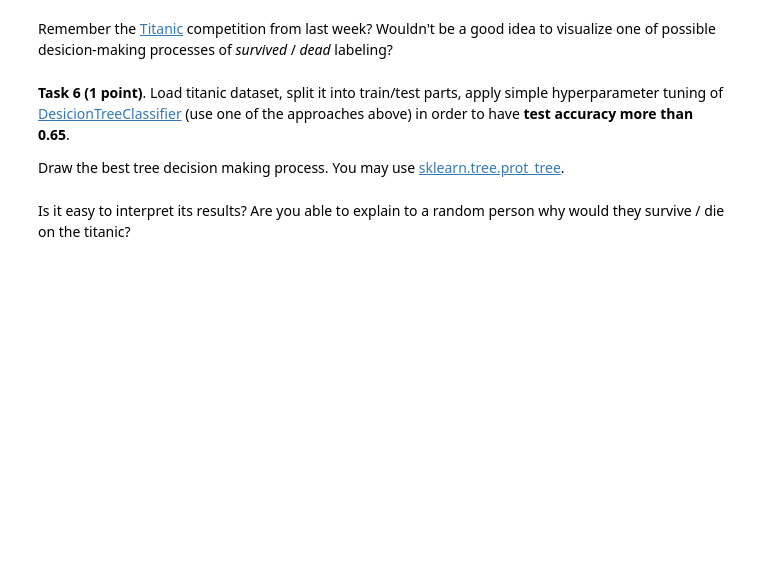
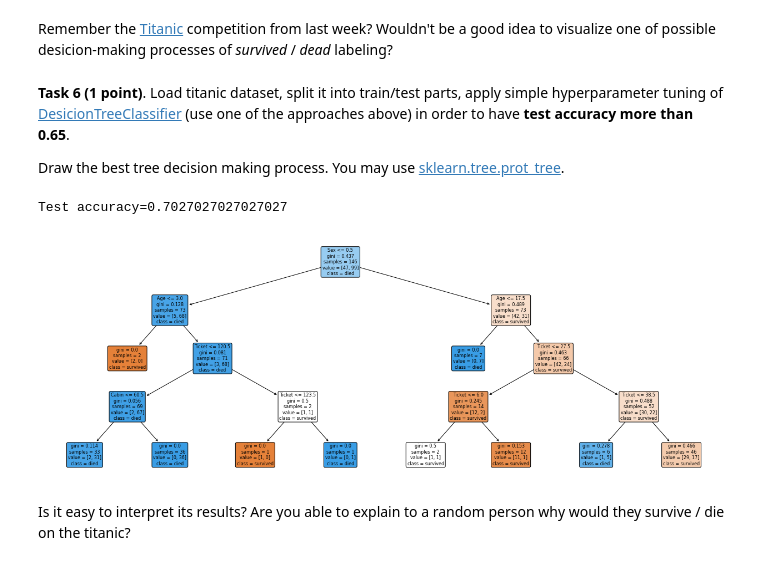
Before and after one commit to slobby/ml_task7, a Jupyter notebook: rf_classifier.ipynb, the cells around one changed output. Cells and saved outputs as stored; diff of their text form; code cells hidden in the pictures; blank space fills up the shorter version.

```diff
--- a/rf_classifier.ipynb
+++ b/rf_classifier.ipynb
@@ -576,2 +645,33 @@ from sklearn.tree import DecisionTreeClassifier
+# %%
+def Encoder(df):
+          columnsToEncode = list(df.select_dtypes(include=['category','object']))
+          le = LabelEncoder()
+          for feature in columnsToEncode:
+              try:
+                  df[feature] = le.fit_transform(df[feature])
+              except:
+                  print('Error encoding '+feature)
+          return df
+# %%
+df_t = pd.read_csv(PATH+'titanic.csv')
+df_t=df_t.dropna()
+df_t['Sex'] = df_t['Sex'].map({'male': 1, 'female': 0})
+df_t['Embarked'] = df_t['Embarked'].map({'Q': 2, 'S': 1, 'C': 0})
+df_t = Encoder(df_t)
+
+X_train_t, X_test_t, y_train_t, y_test_t = train_test_split(df_t.drop(columns=['Survived', 'PassengerId', 'Name']), df_t['Survived'], test_size=0.2, random_state=RANDOM_STATE)
+# %%
+clf = DecisionTreeClassifier(max_depth=4)
+clf.fit(X_train_t,y_train_t)
+print(f'Test accuracy={accuracy_score(y_test_t, clf.predict(X_test_t.to_numpy()))}')
+# %% [output]
+Test accuracy=0.7027027027027027
+# %%
+plt.figure(figsize=[22, 8])
+
+plot_tree(clf, feature_names=X_train_t.columns, fontsize=8, class_names=["survived", "died"], filled=True, rounded=True)
+plt.show()
+# %% [output]
+[figure, added]
 # %% [markdown]
 Is it easy to interpret its results? Are you able to explain to a random person why would they survive / die on the titanic?
```
Also changed, not shown: parts of 23 cells of this notebook, 1 other file.
